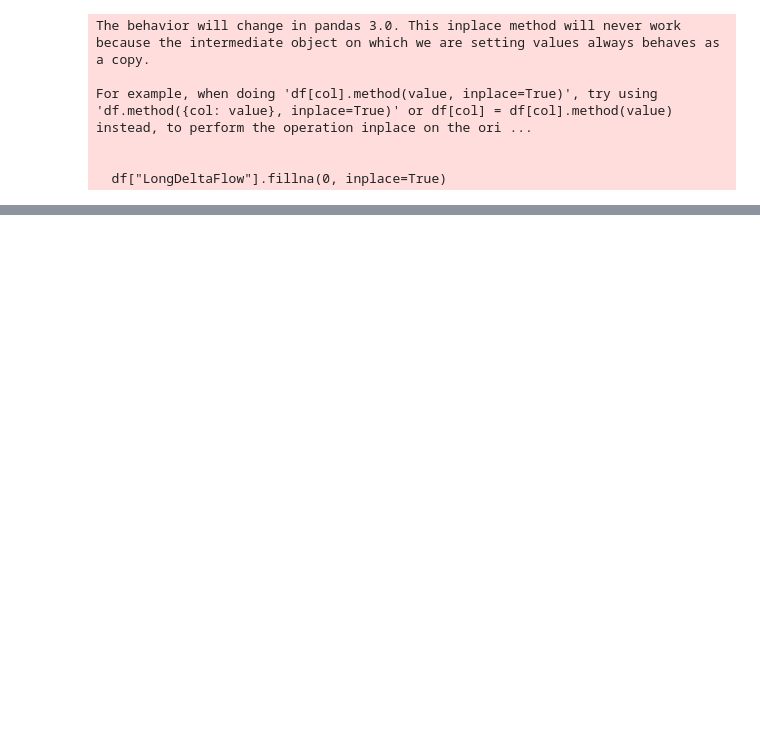
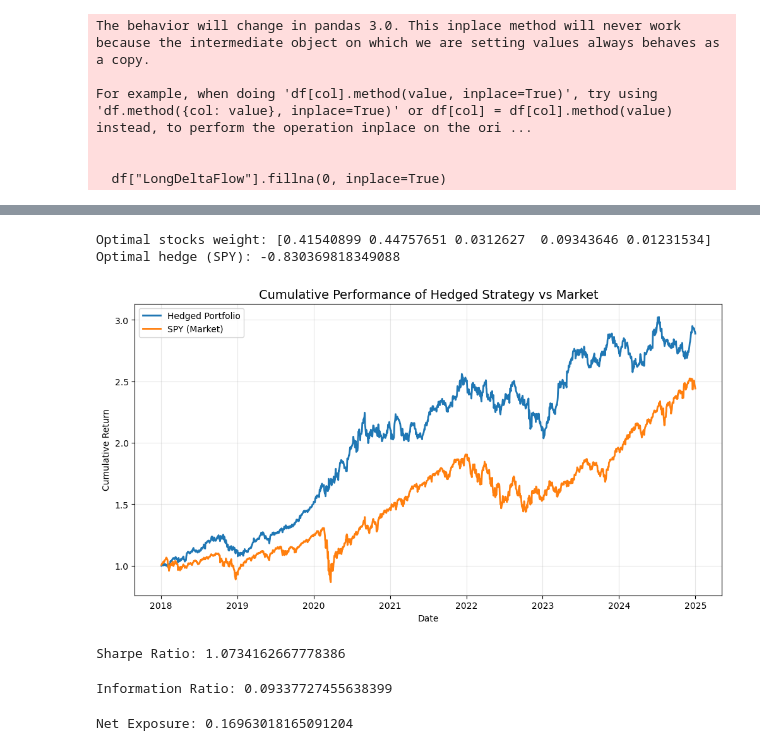
Before and after one commit to Guillaume-melis/Numerical_Methods_for_finance, a Jupyter notebook: Cours 4/Hedging.ipynb, the cells around one changed output, grey strips where cells are left out. Cells and saved outputs as stored; diff of their text form; code cells hidden in the pictures; blank space fills up the shorter version.

```diff
--- a/Cours 4/Hedging.ipynb
+++ b/Cours 4/Hedging.ipynb
@@ -200,0 +228,2 @@ plt.show()
+# %%
+all_assets = tickers + [market_ticker]
@@ -200,0 +272,43 @@ plt.show()
+# %%
+w = cp.Variable(n)   # now includes SPY hedge weight
+lam = 5              # risk aversion
+
+portfolio_return = mu @ w
+portfolio_var = cp.quad_form(w, cov)
+
+objective = cp.Maximize(portfolio_return - lam * portfolio_var)
+
+constraints = [
+    cp.sum(w[:-1]) == 1,   # ONLY stock weights sum to 1
+    # w[-1] (SPY) is free: can hedge long/short
+]
+
+problem = cp.Problem(objective, constraints)
+problem.solve()
+
+opt_w = w.value
+stock_weights = opt_w[:-1]
+hedge_weight = opt_w[-1]
+
+print("Optimal stocks weight:", stock_weights)
+print("Optimal hedge (SPY):", hedge_weight)
+# %% [output]
+Optimal stocks weight: [0.41540899 0.44757651 0.0312627  0.09343646 0.01231534]
+Optimal hedge (SPY): -0.830369818349088
+# %%
+portfolio_returns = returns[all_assets].mul(opt_w).sum(axis=1)
+portfolio_cum = (1 + portfolio_returns).cumprod()
+market_cum = (1 + market_returns).cumprod()
+# %%
+plt.figure(figsize=(12,6))
+plt.plot(portfolio_cum, label="Hedged Portfolio", linewidth=2)
+plt.plot(market_cum, label="SPY (Market)", linewidth=2)
+
+plt.title("Cumulative Performance of Hedged Strategy vs Market", fontsize=14)
+plt.xlabel("Date")
+plt.ylabel("Cumulative Return")
+plt.grid(True, alpha=0.3)
+plt.legend()
+plt.show()
+# %% [output]
+[figure, added]
@@ -200,0 +348,16 @@ plt.show()
+# %%
+sr = sharpe_ratio(portfolio_returns)
+print("Sharpe Ratio:", sr)
+# %% [output]
+Sharpe Ratio: 1.0734162667778386
+# %%
+ir = information_ratio(portfolio_returns, market_returns)
+print("Information Ratio:", ir)
+# %% [output]
+Information Ratio: 0.09337727455638399
+# %%
+weights = np.append(stock_weights, hedge_weight)
+ne = net_exposure(weights)
+print("Net Exposure:", ne)
+# %% [output]
+Net Exposure: 0.16963018165091204
```
Also changed, not shown: parts of 20 cells of this notebook, 1 other file.
